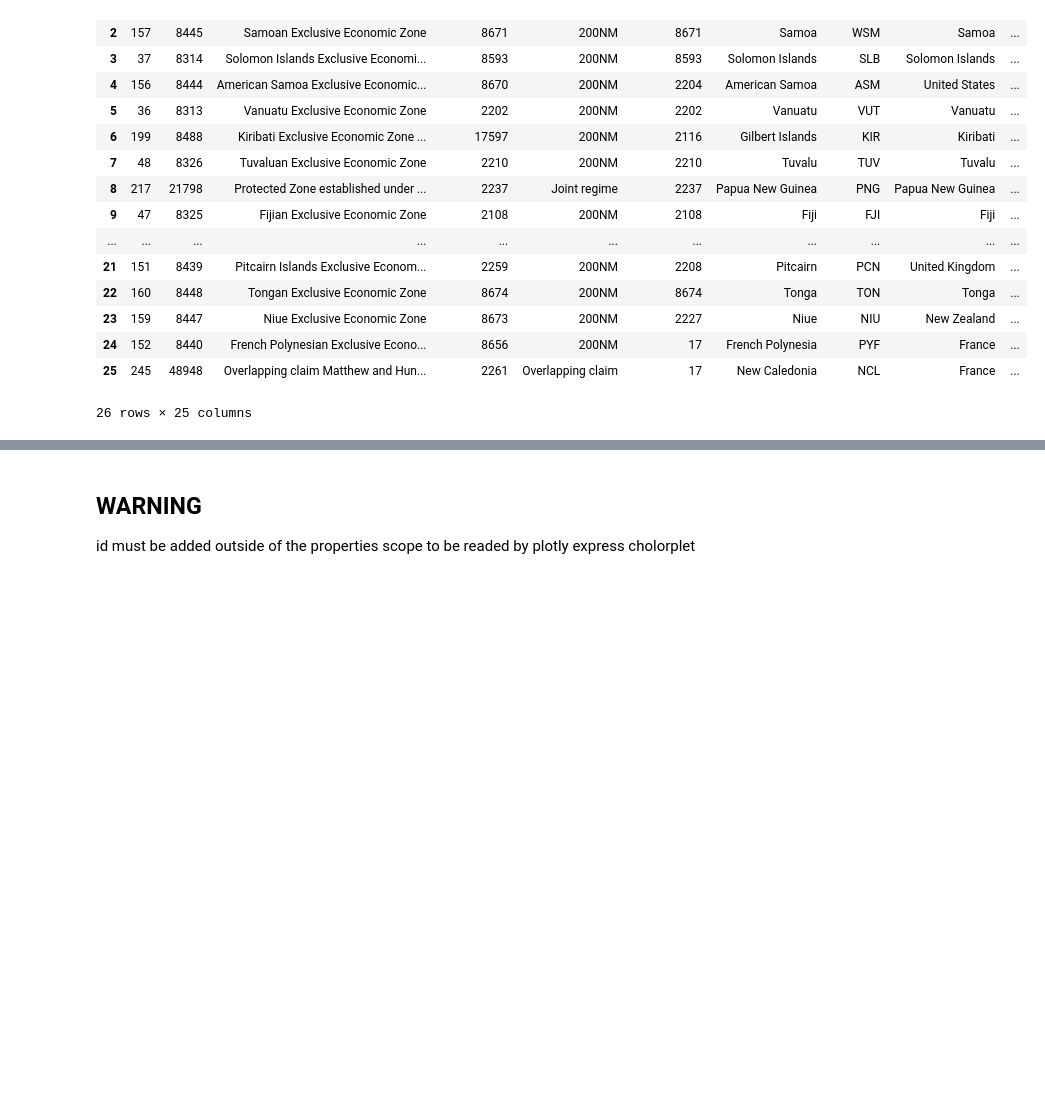
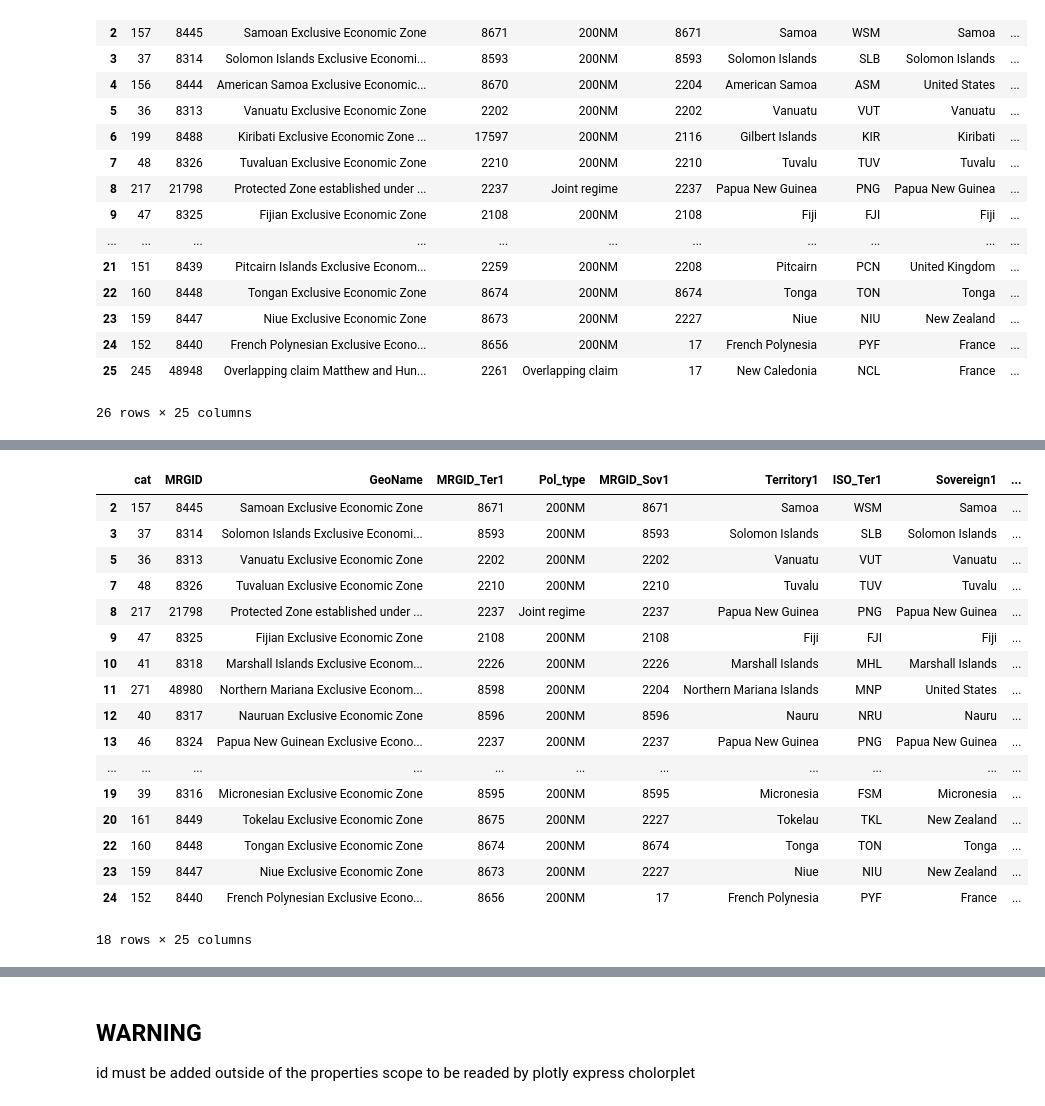
Before and after one commit to Ash12H/Data-viz-challenge-2024, a Jupyter notebook: notebooks/shapes/all_ezz.ipynb, the cells around one changed output, grey strips where cells are left out. Drawn from its saved outputs; the diff is of its cells as text; code cells hidden in the pictures; blank space fills up the shorter version.

```diff
--- a/notebooks/shapes/all_ezz.ipynb
+++ b/notebooks/shapes/all_ezz.ipynb
@@ -46,6 +52,6 @@ territories = [
 # %%
 eez = eez[
-    eez.isin({"Sovereign1": sovereigns, "Territory1": territories})
+    eez.isin({"Sovereign1": sovereigns.keys(), "Territory1": territories.keys()})
     .sum(axis=1)
     .astype(bool)
 ]
@@ -52 +70,34 @@ eez = eez[
+# %%
+kiribati_geo = (
+    eez.query("Sovereign1 == 'Kiribati'")
+    .groupby("Sovereign1")["geometry"]
+    .agg(lambda x: x.unary_union)
+)
+caledonia_geo = (
+    eez.query("Territory1 == 'New Caledonia'")
+    .groupby("Territory1")["geometry"]
+    .agg(lambda x: x.unary_union)
+)
+eez = eez.drop(eez.query("Sovereign1 == 'Kiribati'").index)
+eez = eez.drop(eez.query("Territory1 == 'New Caledonia'").index)
+eez
+# %% [output]
+|  | cat | MRGID | GeoName | MRGID_Ter1 | Pol_type | MRGID_Sov1 | Territory1 | ISO_Ter1 | Sovereign1 | ... |
+| 2 | 157 | 8445 | Samoan Exclusive Economic Zone | 8671 | 200NM | 8671 | Samoa | WSM | Samoa | ... |
+| 3 | 37 | 8314 | Solomon Islands Exclusive Economi... | 8593 | 200NM | 8593 | Solomon Islands | SLB | Solomon Islands | ... |
+| 5 | 36 | 8313 | Vanuatu Exclusive Economic Zone | 2202 | 200NM | 2202 | Vanuatu | VUT | Vanuatu | ... |
+| 7 | 48 | 8326 | Tuvaluan Exclusive Economic Zone | 2210 | 200NM | 2210 | Tuvalu | TUV | Tuvalu | ... |
+| 8 | 217 | 21798 | Protected Zone established under ... | 2237 | Joint regime | 2237 | Papua New Guinea | PNG | Papua New Guinea | ... |
+| 9 | 47 | 8325 | Fijian Exclusive Economic Zone | 2108 | 200NM | 2108 | Fiji | FJI | Fiji | ... |
+| 10 | 41 | 8318 | Marshall Islands Exclusive Econom... | 2226 | 200NM | 2226 | Marshall Islands | MHL | Marshall Islands | ... |
+| 11 | 271 | 48980 | Northern Mariana Exclusive Econom... | 8598 | 200NM | 2204 | Northern Mariana Islands | MNP | United States | ... |
+| 12 | 40 | 8317 | Nauruan Exclusive Economic Zone | 8596 | 200NM | 8596 | Nauru | NRU | Nauru | ... |
+| 13 | 46 | 8324 | Papua New Guinean Exclusive Econo... | 2237 | 200NM | 2237 | Papua New Guinea | PNG | Papua New Guinea | ... |
+| ... | ... | ... | ... | ... | ... | ... | ... | ... | ... | ... |
+| 19 | 39 | 8316 | Micronesian Exclusive Economic Zone | 8595 | 200NM | 8595 | Micronesia | FSM | Micronesia | ... |
+| 20 | 161 | 8449 | Tokelau Exclusive Economic Zone | 8675 | 200NM | 2227 | Tokelau | TKL | New Zealand | ... |
+| 22 | 160 | 8448 | Tongan Exclusive Economic Zone | 8674 | 200NM | 8674 | Tonga | TON | Tonga | ... |
+| 23 | 159 | 8447 | Niue Exclusive Economic Zone | 8673 | 200NM | 2227 | Niue | NIU | New Zealand | ... |
+| 24 | 152 | 8440 | French Polynesian Exclusive Econo... | 8656 | 200NM | 17 | French Polynesia | PYF | France | ... |
+18 rows × 25 columns
 # %%
```
Also changed, not shown: parts of 5 cells of this notebook, 27 other files.
